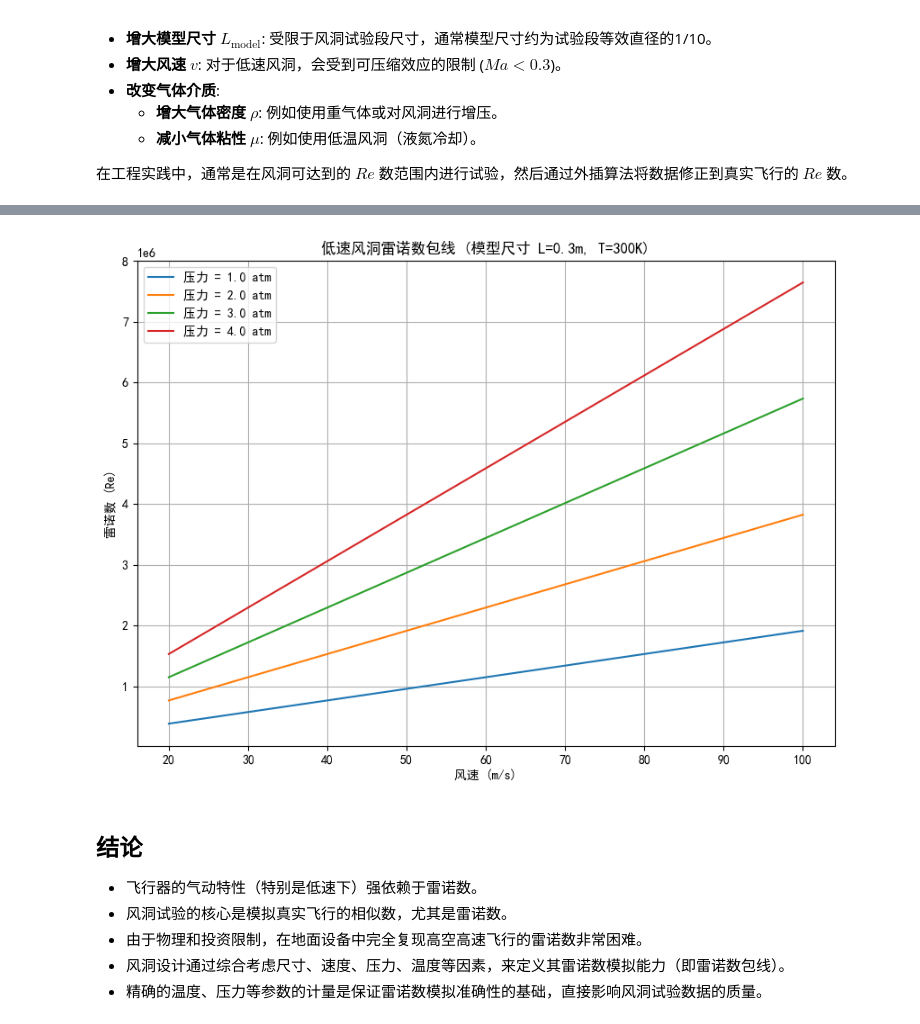
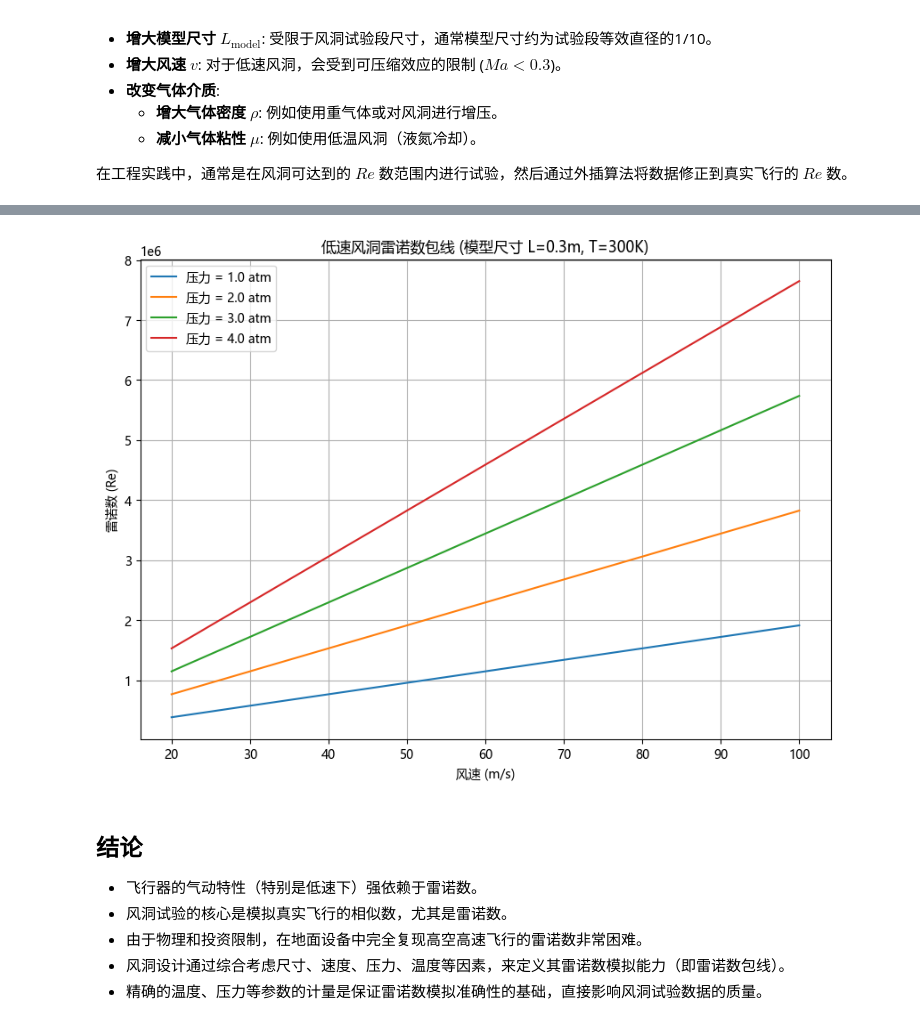
Before and after one commit to qchen-fdii-cardc/lecture-on-wtd, a Jupyter notebook: modules/part03/reynolds-number-and-wind-tunnel.ipynb, the cells around one changed output, grey strips where cells are left out. Cells and saved outputs as stored; diff of their text form; code cells hidden in the pictures.

Commit message:
update chinense font in ubuntu

```diff
--- a/modules/part03/reynolds-number-and-wind-tunnel.ipynb
+++ b/modules/part03/reynolds-number-and-wind-tunnel.ipynb
@@ -126,10 +126,14 @@ $$
 # %%
 import numpy as np
 import matplotlib.pyplot as plt
-
-# 设置中文字体和负号显示
-plt.rcParams['font.sans-serif'] = ['SimHei']
-plt.rcParams['axes.unicode_minus'] = False
+import sys
+import os
+import importlib.util
+spec = importlib.util.spec_from_file_location("plot_utils", os.path.join(os.path.abspath(os.path.join('..')), "plot_utils.py"))
+plot_utils = importlib.util.module_from_spec(spec)
+sys.modules["plot_utils"] = plot_utils
+spec.loader.exec_module(plot_utils)
+plot_utils.setup_chinese_font()
 
 # --- 1. 定义标准大气模型 (简化版, 仅对流层) ---
 def atmosphere_model(H):
@@ -245,10 +252,15 @@ $$
 # %%
 import numpy as np
 import matplotlib.pyplot as plt
-
-# 设置中文字体和负号显示
-plt.rcParams['font.sans-serif'] = ['SimHei']
-plt.rcParams['axes.unicode_minus'] = False
+import sys
+import os
+import importlib.util
+spec = importlib.util.spec_from_file_location("plot_utils", os.path.join(
+    os.path.abspath(os.path.join('..')), "plot_utils.py"))
+plot_utils = importlib.util.module_from_spec(spec)
+sys.modules["plot_utils"] = plot_utils
+spec.loader.exec_module(plot_utils)
+plot_utils.setup_chinese_font()
 
 # --- 1. 定义风洞参数 ---
 # 假设一个低速增压风洞
@@ -268,34 +280,34 @@ def calculate_re_wind_tunnel(v, P_atm, T):
     P_atm: 压力 (atm)
     T: 温度 (K)
     """
     R = 287.05
     P_pa = P_atm * 101325
     rho = P_pa / (R * T)
 
     # 粘度 (Sutherland's Law)
     mu0 = 1.716e-5
     T0 = 273.15
     S = 110.4
     mu = mu0 * (T / T0)**1.5 * (T0 + S) / (T + S)
 
     return rho * v * L_model / mu
 
 # --- 3. 绘图 ---
 plt.figure(figsize=(10, 7))
 
 for P_atm in P_abs_range:
     Re_values = [calculate_re_wind_tunnel(v, P_atm, T_const) for v in V_range]
     plt.plot(V_range, Re_values, label=f'压力 = {P_atm} atm')
 
 plt.title(f'低速风洞雷诺数包线 (模型尺寸 L={L_model:.1f}m, T={T_const}K)')
 plt.xlabel('风速 (m/s)')
 plt.ylabel('雷诺数 (Re)')
 plt.grid(True)
 plt.legend()
 plt.ticklabel_format(style='sci', axis='y', scilimits=(0,0))
 plt.show()
 # %% [output]
-[figure, old version]
+[figure, new version]
 # %% [markdown]
 ## 结论
 
```
Also changed, not shown: parts of 1 cell of this notebook, 7 other files.
